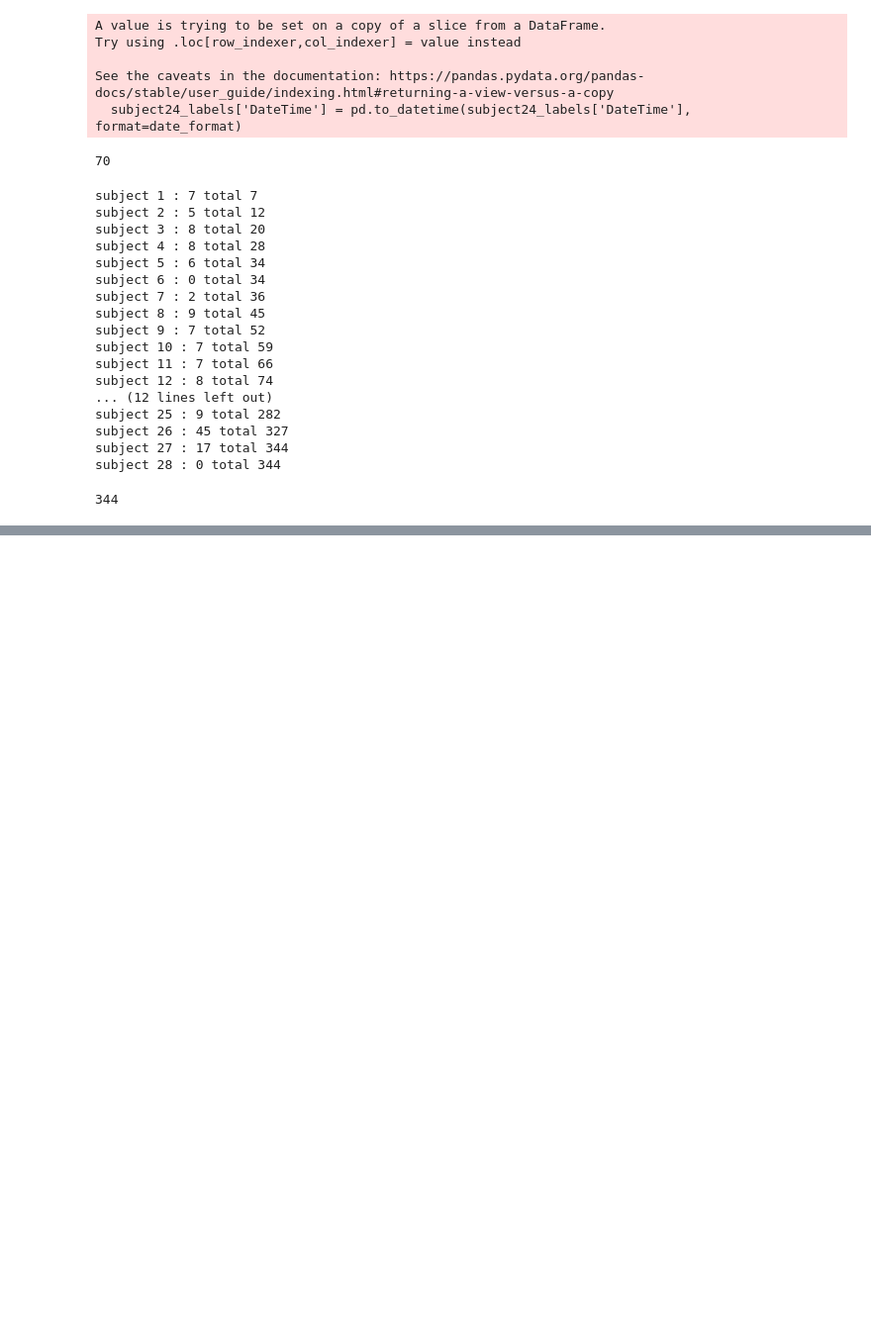
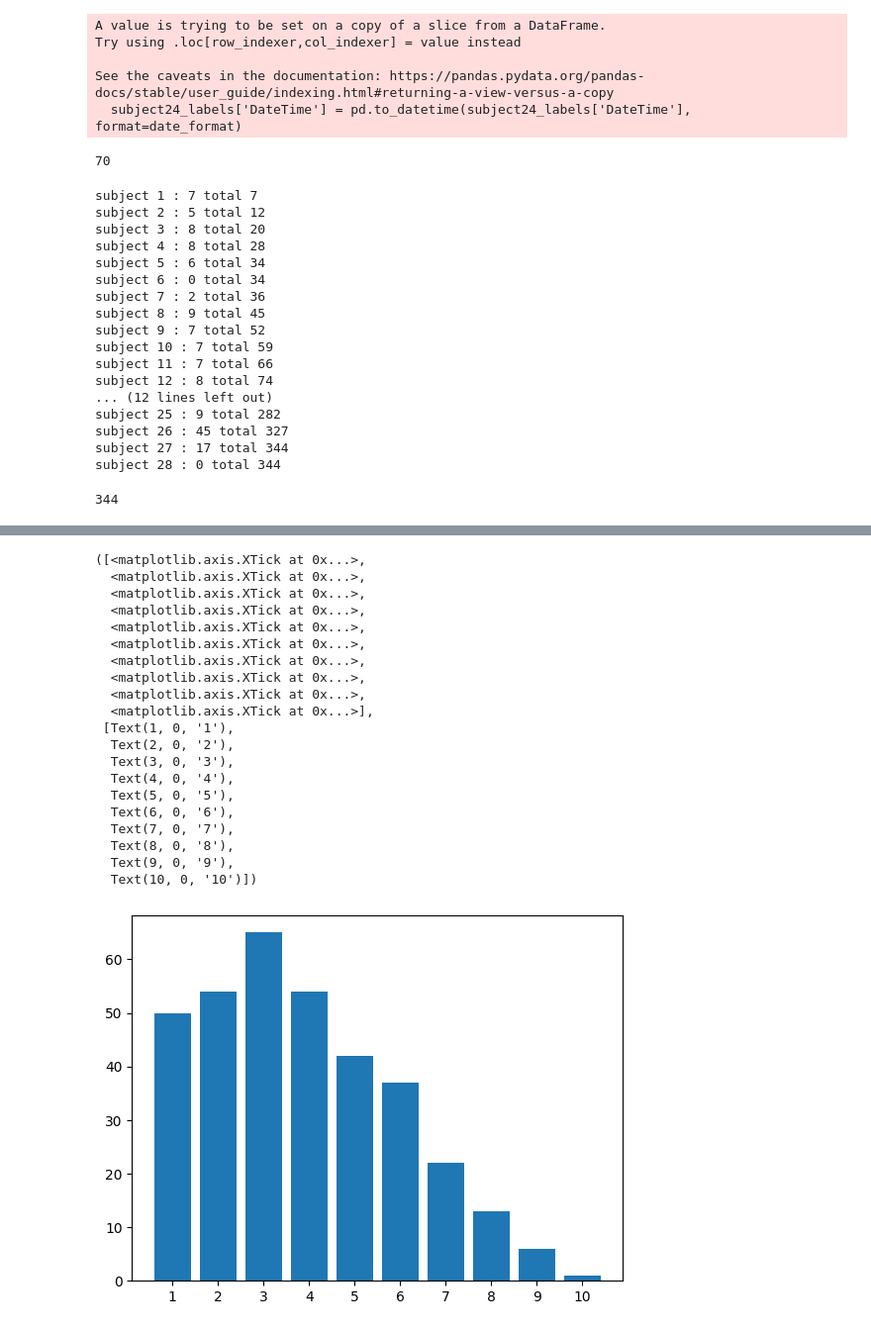
Before and after one commit to jenydu/Fatigue-Wearable, a Jupyter notebook: dataset_stats.ipynb, the cells around one changed output, grey strips where cells are left out. Shown: that part at 99% size. Drawn from its saved outputs; the diff is of its cells as text; code cells hidden in the pictures; blank space fills up the shorter version.

```diff
--- a/dataset_stats.ipynb
+++ b/dataset_stats.ipynb
@@ -194,0 +217,26 @@ usable_segments
+# %%
+plt.hist(PROlabels_VAS, bins=range(1, 12), align='left', rwidth=0.8)
+# set x axis to have intervals of 1
+plt.xticks(range(1, 11))
+# %% [output]
+([<matplotlib.axis.XTick at 0x...>,
+  <matplotlib.axis.XTick at 0x...>,
+  <matplotlib.axis.XTick at 0x...>,
+  <matplotlib.axis.XTick at 0x...>,
+  <matplotlib.axis.XTick at 0x...>,
+  <matplotlib.axis.XTick at 0x...>,
+  <matplotlib.axis.XTick at 0x...>,
+  <matplotlib.axis.XTick at 0x...>,
+  <matplotlib.axis.XTick at 0x...>,
+  <matplotlib.axis.XTick at 0x...>],
+ [Text(1, 0, '1'),
+  Text(2, 0, '2'),
+  Text(3, 0, '3'),
+  Text(4, 0, '4'),
+  Text(5, 0, '5'),
+  Text(6, 0, '6'),
+  Text(7, 0, '7'),
+  Text(8, 0, '8'),
+  Text(9, 0, '9'),
+  Text(10, 0, '10')])
+[figure, added]
```
Also changed, not shown: parts of 6 cells of this notebook, 2 other files.
